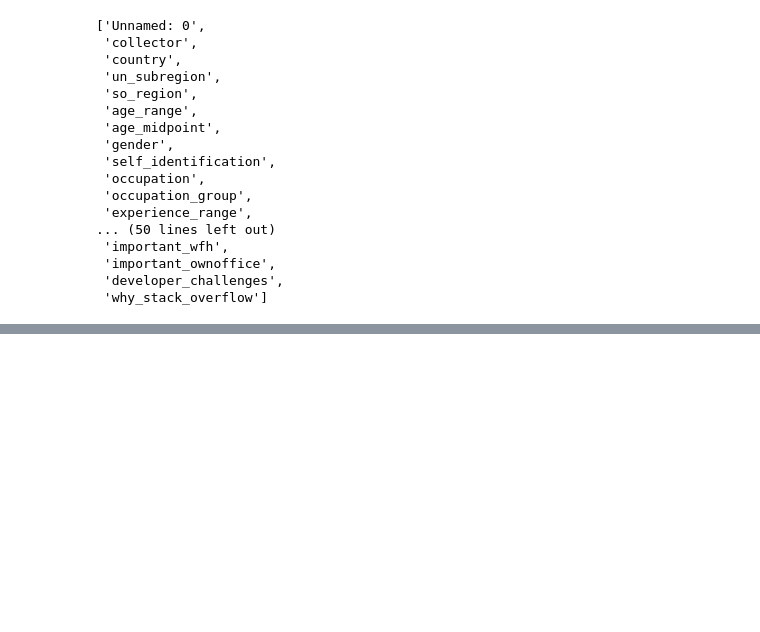
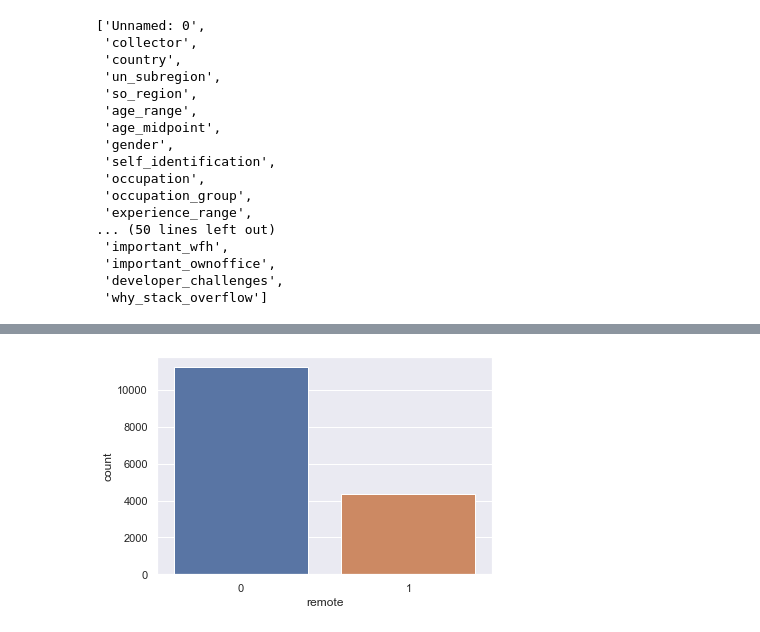
Before and after one commit to jvfe/ml4humans-exercises, a Jupyter notebook: 2.2/Logreg.ipynb, the cells around one changed output, grey strips where cells are left out. Saved outputs shown, nothing was run; the diff lists cells and outputs as text; code cells hidden in the pictures; blank space fills up the shorter version.

```diff
--- a/2.2/Logreg.ipynb
+++ b/2.2/Logreg.ipynb
@@ -89 +99,6 @@ yes     4348
 Name: remote, dtype: int64
+# %%
+sns.countplot(x='remote', data=data_clean)
+plt.show()
+# %% [output]
+[figure, added]
```
Also changed, not shown: parts of 7 cells of this notebook.
